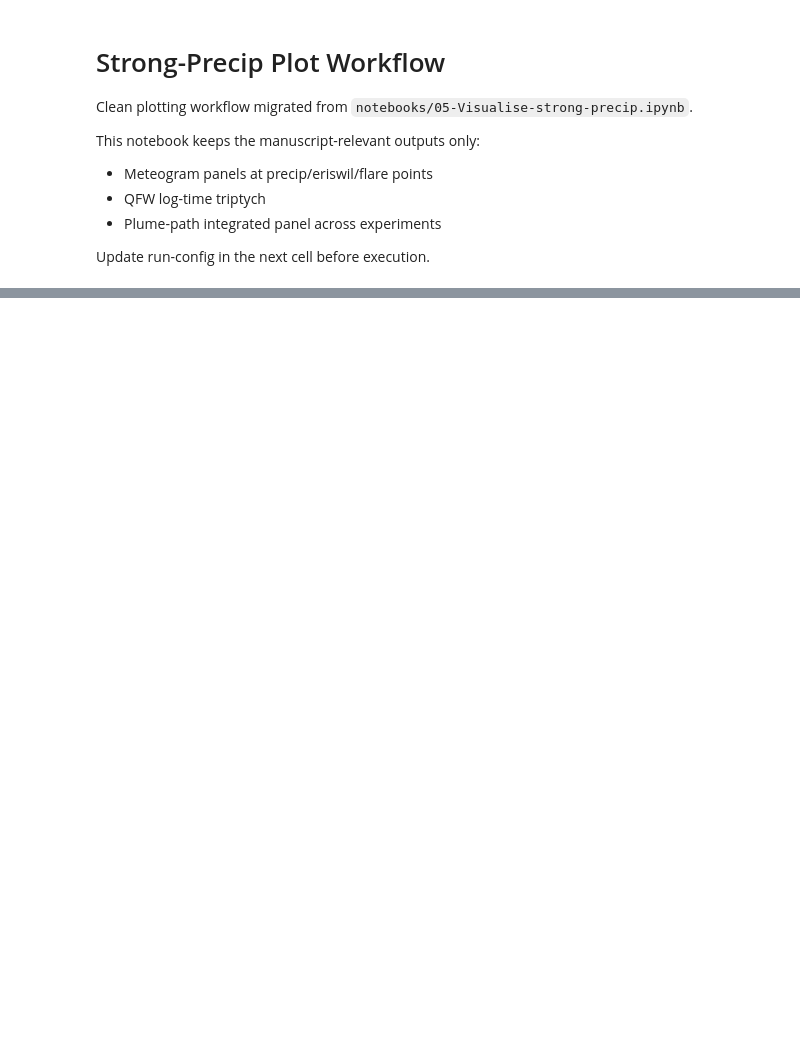
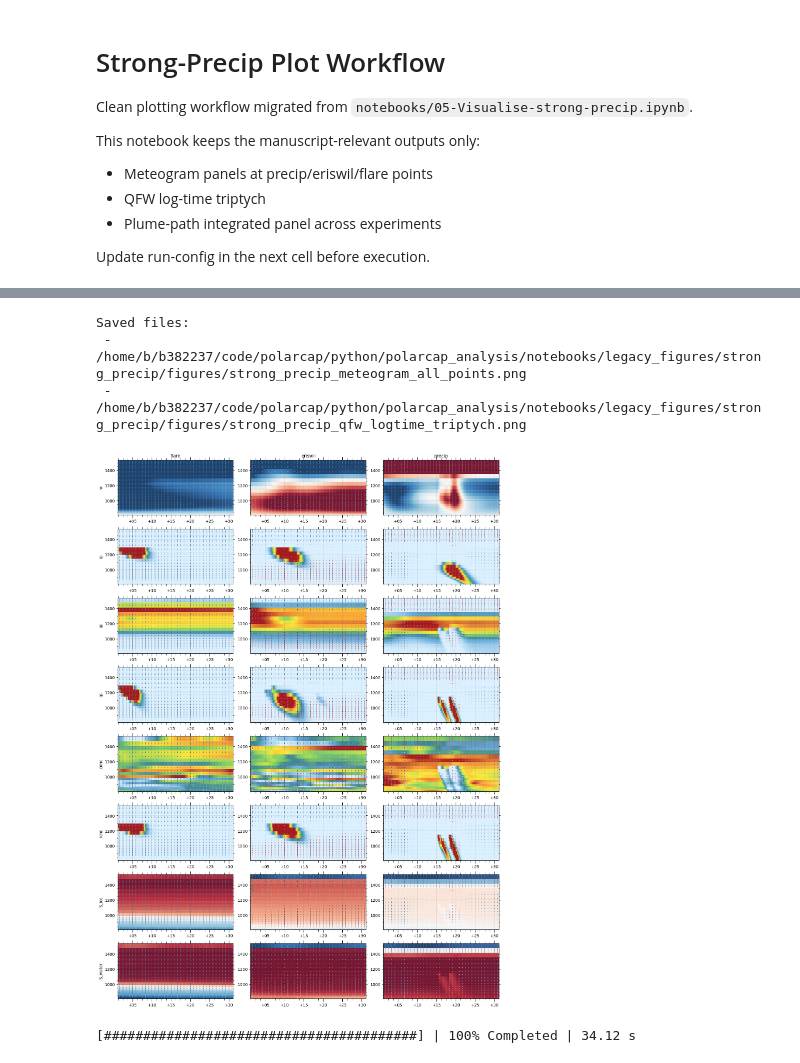
Before and after one commit to KarlJohnsonnn/polarcap_analysis, a Jupyter notebook: notebooks/legacy_figures/strong_precip/strong_precip_plot_workflow.ipynb, the cells around one changed output, grey strips where cells are left out. Drawn from its saved outputs; the diff is of its cells as text; code cells hidden in the pictures; blank space fills up the shorter version.

```diff
--- a/notebooks/legacy_figures/strong_precip/strong_precip_plot_workflow.ipynb
+++ b/notebooks/legacy_figures/strong_precip/strong_precip_plot_workflow.ipynb
@@ -21,6 +38,7 @@ import matplotlib.dates as md
 import matplotlib.pyplot as plt
 import numpy as np
 import xarray as xr
+from dask.diagnostics import ProgressBar
 from matplotlib.colors import LinearSegmentedColormap, LogNorm
 from matplotlib.ticker import FixedLocator, FuncFormatter, LogLocator
 
@@ -52,9 +70,9 @@ OUTPUT_DIR.mkdir(parents=True, exist_ok=True)
 
 EXPERIMENTS = [
     {"run_id": "cs-eriswil__20260121_131528", "resolution": "50x40", "member_idx": 0, "label": "S"},
-    {"run_id": "cs-eriswil__20260127_211338", "resolution": "50x40", "member_idx": 0, "label": "A"},
-    {"run_id": "cs-eriswil__20260127_211338", "resolution": "50x40", "member_idx": 1, "label": "P"},
-    {"run_id": "cs-eriswil__20260121_131528", "resolution": "50x40", "member_idx": 1, "label": "C"},
+    # {"run_id": "cs-eriswil__20260127_211338", "resolution": "50x40", "member_idx": 0, "label": "A"},
+    # {"run_id": "cs-eriswil__20260127_211338", "resolution": "50x40", "member_idx": 1, "label": "P"},
+    # {"run_id": "cs-eriswil__20260121_131528", "resolution": "50x40", "member_idx": 1, "label": "C"},
 ]
 
 POINTS = [
@@ -147,7 +165,7 @@ def prepare_meteogram_points(ds_reduced: xr.Dataset) -> xr.Dataset:
     ds["icnc"].attrs["units"] = "L^-1"
     ds["S_ice"].attrs["units"] = "%"
     ds["S_water"].attrs["units"] = "%"
-    return ds.persist()
+    return ds
 # %%
 def format_datetime_axis(ax, t0: np.datetime64, t1: np.datetime64, major_min: int = 5, minor_min: int = 1) -> None:
     duration = int((t1 - t0) / np.timedelta64(1, "m"))
@@ -306,8 +365,17 @@ print("Loaded flare members:", flare_names)
 
 # Primary reference run for meteogram diagnostics.
 reference_ds = prepare_reduced_fields(ds_3d_list[0])
-meteos = prepare_meteogram_points(reference_ds)
+
+# Keep only what plotting actually needs, then materialize once in memory.
+meteogram_vars = ["w", "qi", "qc", "qs", "cdnc", "icnc", "S_ice", "S_water", "qfw", "t", "qv"]
+with ProgressBar():
+    meteos = prepare_meteogram_points(reference_ds)[meteogram_vars].load()
+
+# Wind is reused across 3 meteogram figures.
 wind = meteos.isel(time=slice(None, None, 5)).copy()
 wind["dw"] = wind["w"].diff("time").reindex(time=wind.time, fill_value=np.nan)
+with ProgressBar():
+    wind = wind[["dw", "w"]].load()
+
 print("Reference dataset sizes:", dict(meteos.sizes))
 # %% [output]
@@ -315,17 +395,21 @@ FileNotFoundError: No 3D files in /work/bb1262/user/schimmel/cosmo-specs-torch/c
 # %%
 t0, t1 = TIME_WINDOWS["meteogram"]
 
 saved = []
-for idx, point in enumerate(POINTS):
-    fig, axes = plot_meteogram(meteos, wind, idx, idx)
-    for ax in axes.flat:
-        ax.set_xlim(t0, t1)
-    out = OUTPUT_DIR / f"strong_precip_meteogram_{point['name']}.png"
-    fig.savefig(out, dpi=300, bbox_inches="tight")
-    plt.close(fig)
-    saved.append(out)
+fig, axes = plot_meteogram(meteos, wind, POINTS)
+for ax in axes.flat:
+    ax.set_xlim(t0, t1)
+out = OUTPUT_DIR / "strong_precip_meteogram_all_points.png"
+fig.savefig(out, dpi=300, bbox_inches="tight")
+# plt.close(fig)
+saved.append(out)
 
 saved.append(plot_qfw_triptych(meteos, TIME_WINDOWS["triptych"]))
 print("Saved files:")
 for f in saved:
     print(" -", f.resolve())
+# %% [output]
+Saved files:
+ - /home/b/b382237/code/polarcap/python/polarcap_analysis/notebooks/legacy_figures/strong_precip/figures/strong_precip_meteogram_all_points.png
+ - /home/b/b382237/code/polarcap/python/polarcap_analysis/notebooks/legacy_figures/strong_precip/figures/strong_precip_qfw_logtime_triptych.png
+[figure, added]
@@ -334,0 +416,19 @@ print("Saved:", plume_out.resolve())
+# %%
+import dask
+# New helper cell (before plot_plume_path_panel call)
+t_start, t_end = TIME_WINDOWS["plume_path"]
+
+delayed_list = []
+for coords in POINTS:
+    meteo_nf = [ prepare_plume_data(ds, variable="nf", zlim=(1e-2, 1e4))
+        .sel(latitude=coords["lat"], longitude=coords["lon"], method="nearest")
+        .sel(time=slice(t_start, t_end))
+        .isel(diameter=slice(30, None))
+        for ds in ds_3d_list
+        ]
+    delayed_list.append(meteo_nf)
+
+with ProgressBar():
+    ds_meteo_list = dask.compute( delayed_list )
+# %% [output]
+[########################################] | 100% Completed | 34.12 s
```
Also changed, not shown: parts of 10 cells of this notebook, 1 other file.
